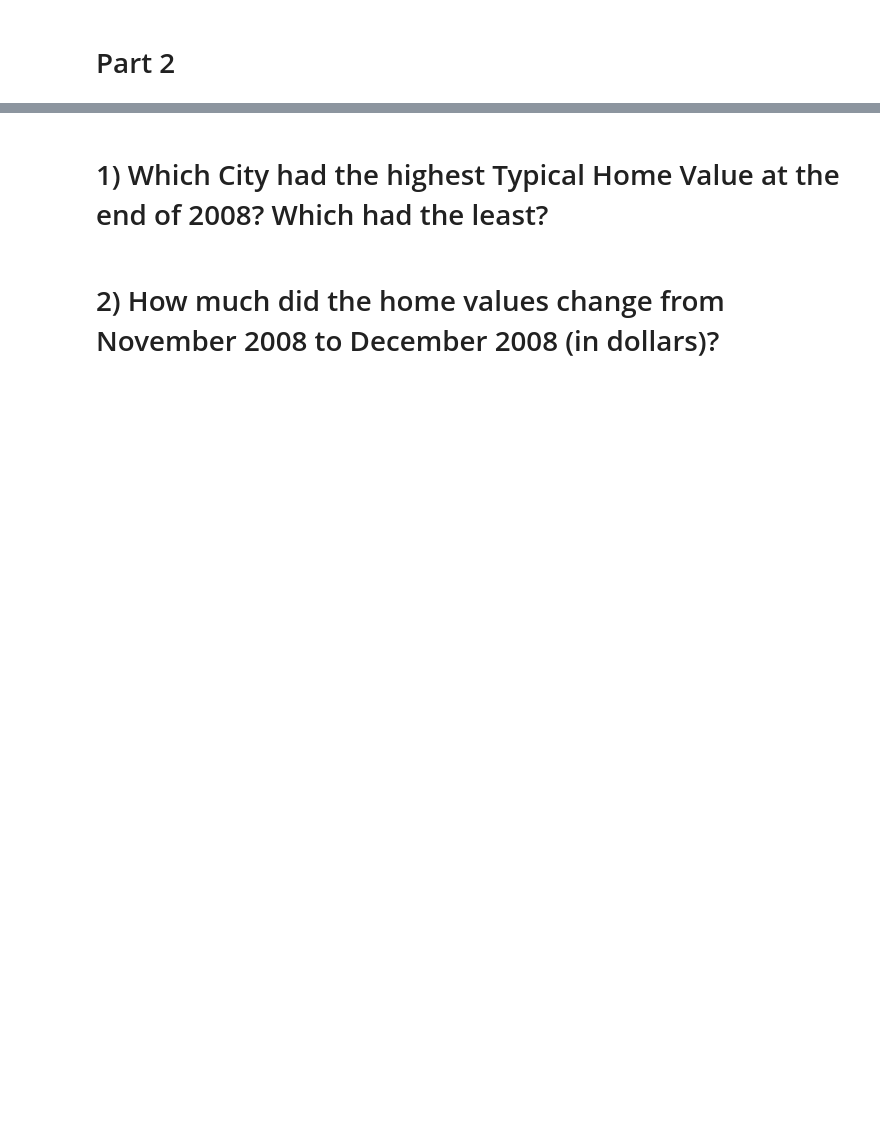
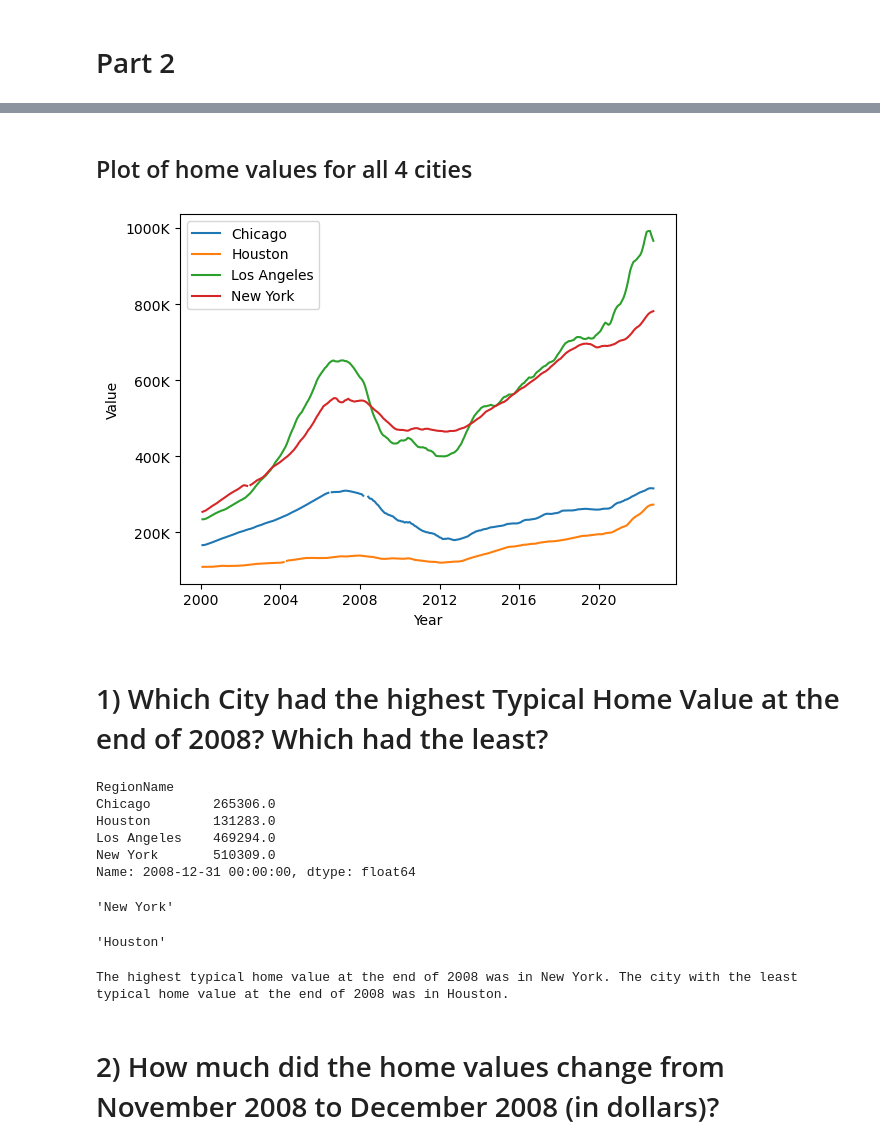
Before and after one commit to evelynmmartinez/-Preparing-Time-Series-from-Wide-Form-Data, a Jupyter notebook: Preparing Time Series from Wide-Form Data.ipynb, the cells around one changed output, grey strips where cells are left out. Saved outputs shown, nothing was run; the diff lists cells and outputs as text; code cells hidden in the pictures; blank space fills up the shorter version.

```diff
--- a/Preparing Time Series from Wide-Form Data.ipynb
+++ b/Preparing Time Series from Wide-Form Data.ipynb
@@ -137,4 +149,46 @@ df_unstacked
+# %% [markdown]
+## Plot of home values for all 4 cities
+# %%
+fig, ax = plt.subplots()
+
+ax.plot(ts)
+
+def thousands(x,pos):
+    return f'{x/1000:.0f}K'
+
+ax.yaxis.set_major_formatter(FuncFormatter(thousands))
+
+ax.set_xlabel("Year")
+ax.set_ylabel('Value')
+
+ax.legend(ts.columns[0:])
+
+plt.show()
+# %% [output]
+[figure, added]
 # %% [markdown]
 # 1) Which City had the highest Typical Home Value at the end of 2008? Which had the least?
+# %%
+home_val_2008 = ts.loc['2008-12-31']
+home_val_2008
+# %% [output]
+RegionName
+Chicago        265306.0
+Houston        131283.0
+Los Angeles    469294.0
+New York       510309.0
+Name: 2008-12-31 00:00:00, dtype: float64
+# %%
+highest_home_value = home_val_2008.idxmax()
+# %% [output]
+'New York'
+# %%
+lowest_home_value = home_val_2008.idxmin()
+# %% [output]
+'Houston'
+# %%
+print(f'The highest typical home value at the end of 2008 was in {highest_home_value}. The city with the least typical home value at the end of 2008 was in {lowest_home_value}.')
+# %% [output]
+The highest typical home value at the end of 2008 was in New York. The city with the least typical home value at the end of 2008 was in Houston.
 # %% [markdown]
 # 2) How much did the home values change from November 2008 to December 2008 (in dollars)?
```
Also changed, not shown: parts of 19 cells of this notebook.
